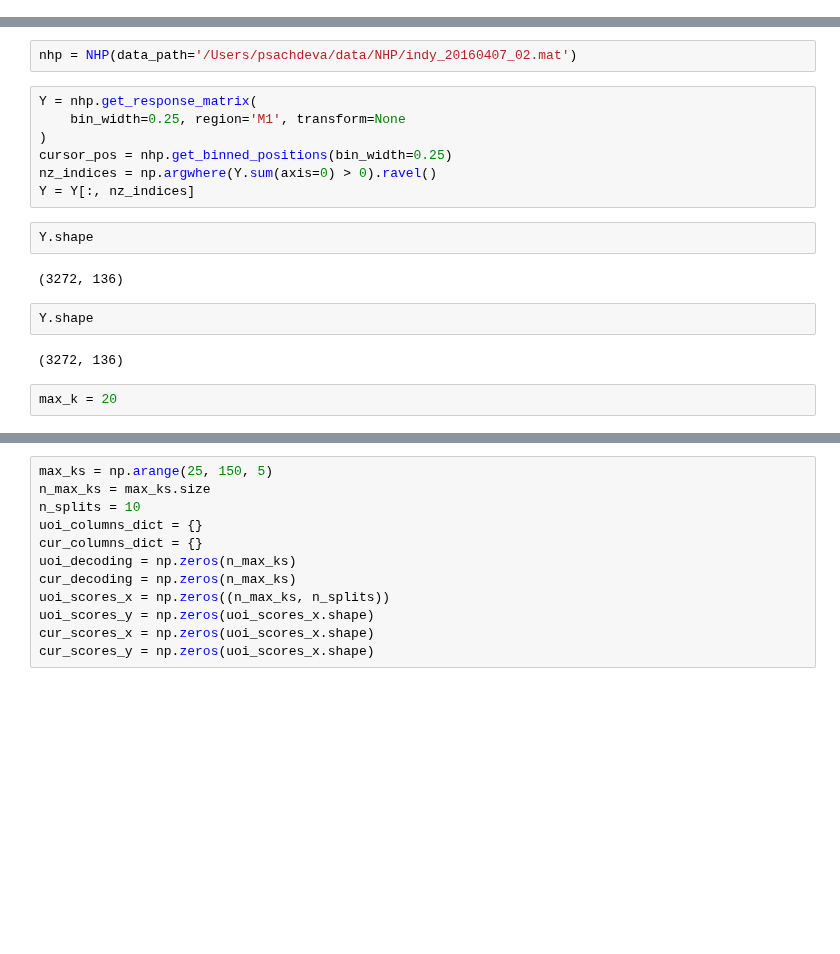
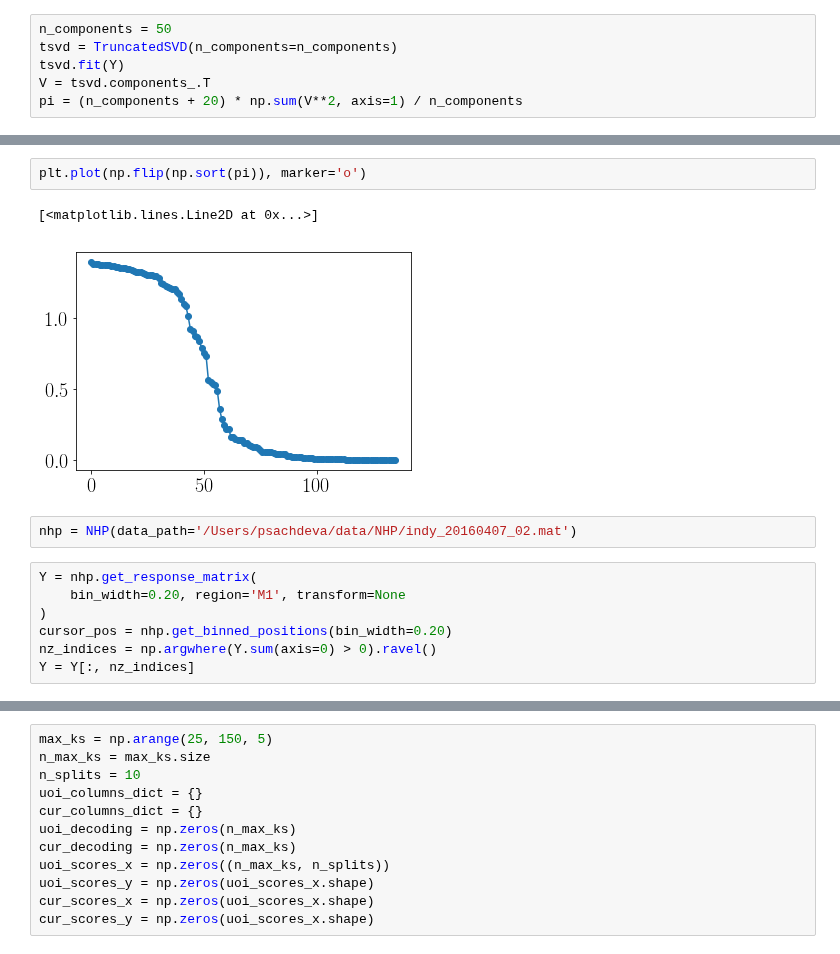
Before and after one commit to pssachdeva/uoi_neuroscience, a Jupyter notebook: cur/cur_m1.ipynb, the cells around one changed output, grey strips where cells are left out. Drawn from its saved outputs; the diff is of its cells as text; blank space fills up the shorter version.

```diff
--- a/cur/cur_m1.ipynb
+++ b/cur/cur_m1.ipynb
@@ -11,2 +12,8 @@ from sklearn.model_selection import KFold
 
 %matplotlib inline
+# %%
+n_components = 50
+tsvd = TruncatedSVD(n_components=n_components)
+tsvd.fit(Y)
+V = tsvd.components_.T
+pi = (n_components + 20) * np.sum(V**2, axis=1) / n_components
@@ -13,19 +53,14 @@ from sklearn.model_selection import KFold
+# %%
+plt.plot(np.flip(np.sort(pi)), marker='o')
+# %% [output]
+[<matplotlib.lines.Line2D at 0x...>]
+[figure, added]
 # %%
 nhp = NHP(data_path='/Users/psachdeva/data/NHP/indy_20160407_02.mat')
 # %%
 Y = nhp.get_response_matrix(
-    bin_width=0.25, region='M1', transform=None
+    bin_width=0.20, region='M1', transform=None
 )
-cursor_pos = nhp.get_binned_positions(bin_width=0.25)
+cursor_pos = nhp.get_binned_positions(bin_width=0.20)
 nz_indices = np.argwhere(Y.sum(axis=0) > 0).ravel()
 Y = Y[:, nz_indices]
-# %%
-Y.shape
-# %% [output]
-(3272, 136)
-# %%
-Y.shape
-# %% [output]
-(3272, 136)
-# %%
-max_k = 20
```
Also changed, not shown: parts of 18 cells of this notebook, 3 other files.
